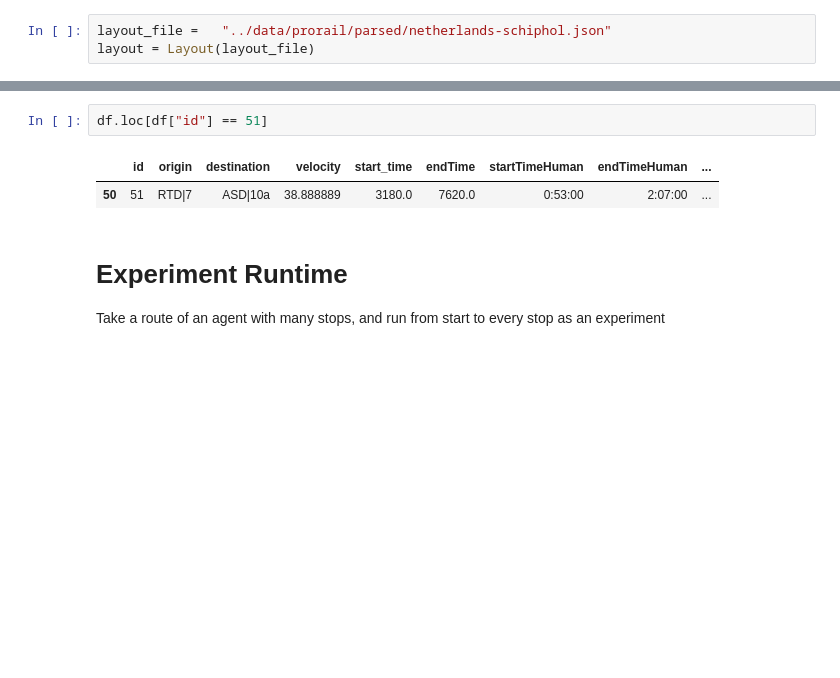
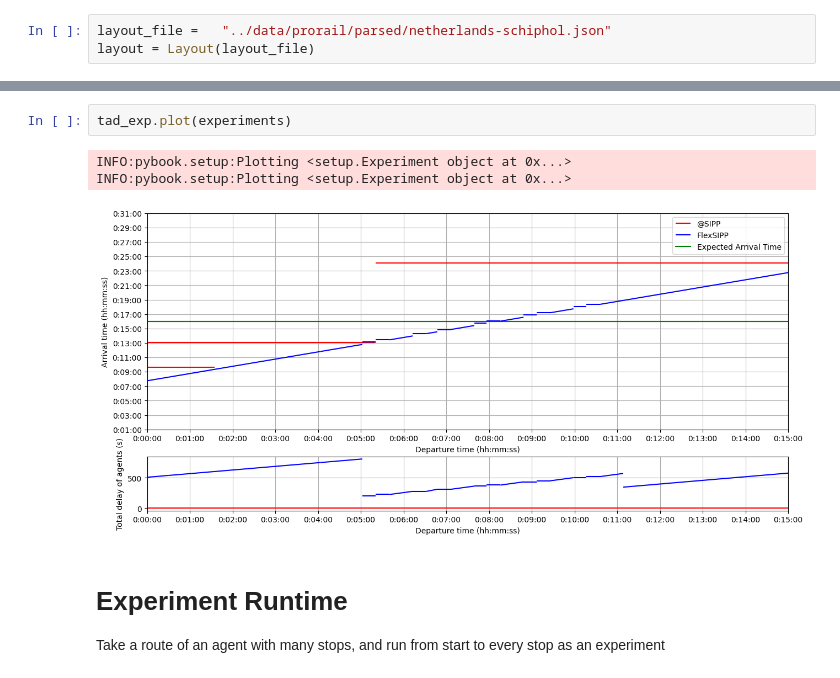
Before and after one commit to GoodGuyMe/delay-replanning-slack, a Jupyter notebook: experiments/tadDenHelder.ipynb, the cells around one changed output, grey strips where cells are left out. Cells and saved outputs as stored; diff of their text form; blank space fills up the shorter version.

```diff
--- a/experiments/tadDenHelder.ipynb
+++ b/experiments/tadDenHelder.ipynb
@@ -174,8 +176,9 @@ df.loc[df["id"] == 50]
 # %%
-df.loc[df["id"] == 51]
+tad_exp.plot(experiments)
 # %% [output]
-|  | id | origin | destination | velocity | start_time | endTime | startTimeHuman | endTimeHuman | ... |
-| 50 | 51 | RTD|7 | ASD|10a | 38.888889 | 3180.0 | 7620.0 | 0:53:00 | 2:07:00 | ... |
+INFO:pybook.setup:Plotting <setup.Experiment object at 0x...>
+INFO:pybook.setup:Plotting <setup.Experiment object at 0x...>
+[figure, added]
 # %% [markdown]
 # Experiment Runtime
 Take a route of an agent with many stops, and run from start to every stop as an experiment
```
Also changed, not shown: parts of 10 cells of this notebook, 8 other files.
